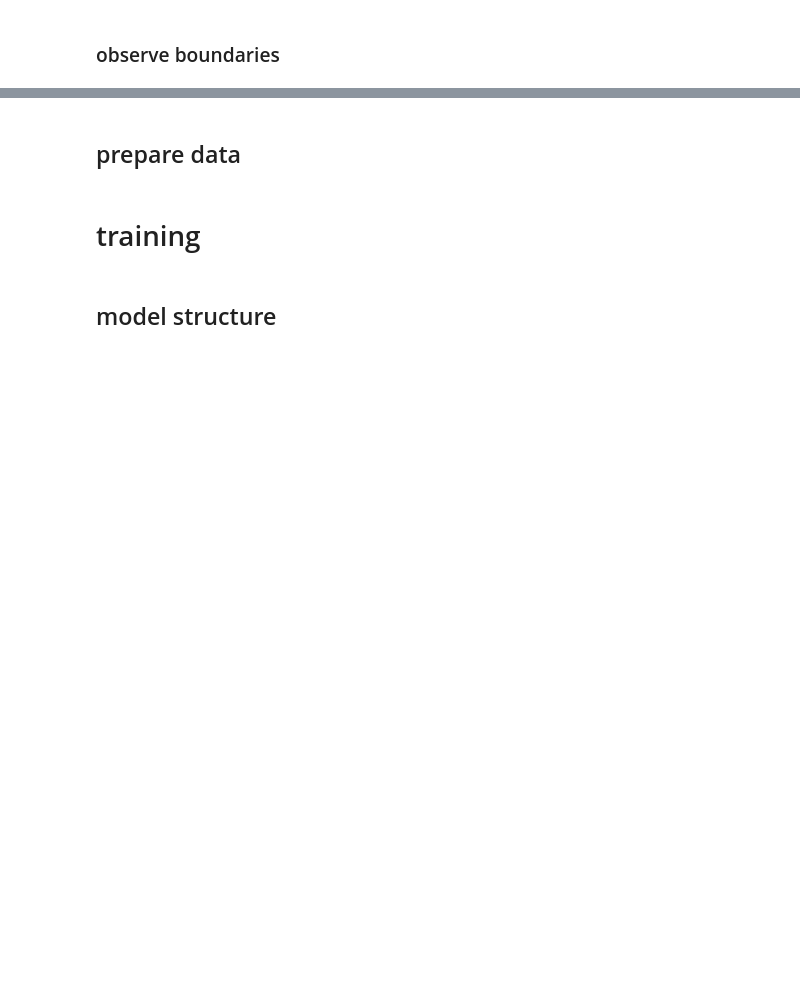
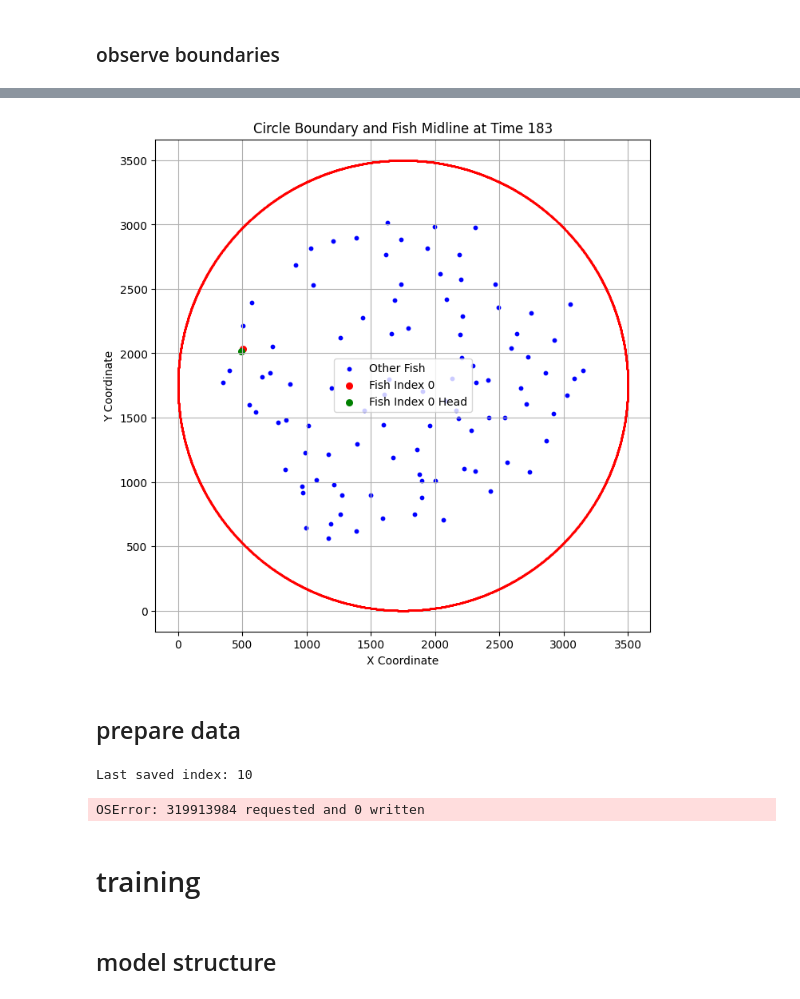
Before and after one commit to jackkoo1207/zebrafish1, a Jupyter notebook: CNN.ipynb, the cells around one changed output, grey strips where cells are left out. Drawn from its saved outputs; the diff is of its cells as text; code cells hidden in the pictures; blank space fills up the shorter version.

Commit message:
data processing

```diff
--- a/CNN.ipynb
+++ b/CNN.ipynb
@@ -240,5 +507,64 @@ plt.show()
+# %%
+#print all fish and circular boundary at time 180, with index 0 as red dot
+plt.figure(figsize=(8, 8))
+plt.plot(circle_boundary[:, 0], circle_boundary[:, 1], 'r.', markersize=1)
+plt.scatter(midline[183, 1:, 1, 0], midline[183, 1:, 1, 1], c='b', s=10, label='Other Fish')
+plt.scatter(midline[183, 0, 1, 0], midline[183, 0, 1, 1], c='r', s=30, label='Fish Index 0')
+plt.scatter(midline[183, 0, 0, 0], midline[183, 0, 0, 1], c='g', s=30, label='Fish Index 0 Head')
+plt.title('Circle Boundary and Fish Midline at Time 183')
+plt.xlabel('X Coordinate')
+plt.ylabel('Y Coordinate')
+plt.axis('equal')
+plt.grid()
+plt.legend()
+plt.show()
+# %% [output]
+[figure, added]
 # %% [markdown]
 ## prepare data
+# %%
+import os
+import re
+# Get the last index we stopped for saving observation maps
+folder = 'data_100_3_train'
+pattern = re.compile(r'total_observation_maps_(\d+)\.npy')
+saved_files = [f for f in os.listdir(folder) if pattern.match(f)]
+if saved_files:
+    last_index = max(int(pattern.match(f).group(1)) for f in saved_files)
+    print(f"Last saved index: {last_index}")
+else:
+    last_index = -1
+    print("No saved observation maps found.")
+# %% [output]
+Last saved index: 10
+# %%
+
+
+# we need to loop through all index of fish
+#by using get_observed_fish_index and get_boundaries_index for each index
+#and after we get observations maps of each index, we save them to the same total observation map file for dataset
+#so the steps are:
+#1. initialize the total observation map file as .npy file
+#2. loop through all index of fish
+#3. for each index, get the observation map using get_observed_fish_index and get_boundaries_index
+#4. save the observation map to the total observation map file (remember dont overwrite the previous index observation map, you need to append it)
+#5. after all index are processed, we will have a total observation map file that contains all fish observation maps and boundary observation maps
+#6. we can use this total observation map file to train the model
+
+# Loop through all index of fish
+for index in tqdm(range(last_index, N), desc="Processing fish indices for observation maps"):
+    obs_maps_index = initialize_observation_maps_index(T, grid_size)  # Reinitialize for each index
+    # Get the observation map for the current index
+    obs_maps_index = get_observed_fish_index(midline, R, obs_maps_index, index)
+    # Get the boundary observation map for the current index
+    obs_maps_index = get_boundaries_index(midline, R, circle_boundary, obs_maps_index, index)
+    # Save the observation map to the total observation map file
+     # Assuming we want to save the boundary observations
+    # Save the total observation map file in the specified folder
+    np.save(f'data_100_3_train/total_observation_maps_{index}.npy', obs_maps_index)
+print("Total observation maps saved.")
+# %% [output]
+OSError: 319913984 requested and 0 written
 # %% [markdown]
 # training
 # %% [markdown]
```
Also changed, not shown: parts of 9 cells of this notebook, 2 other files.
